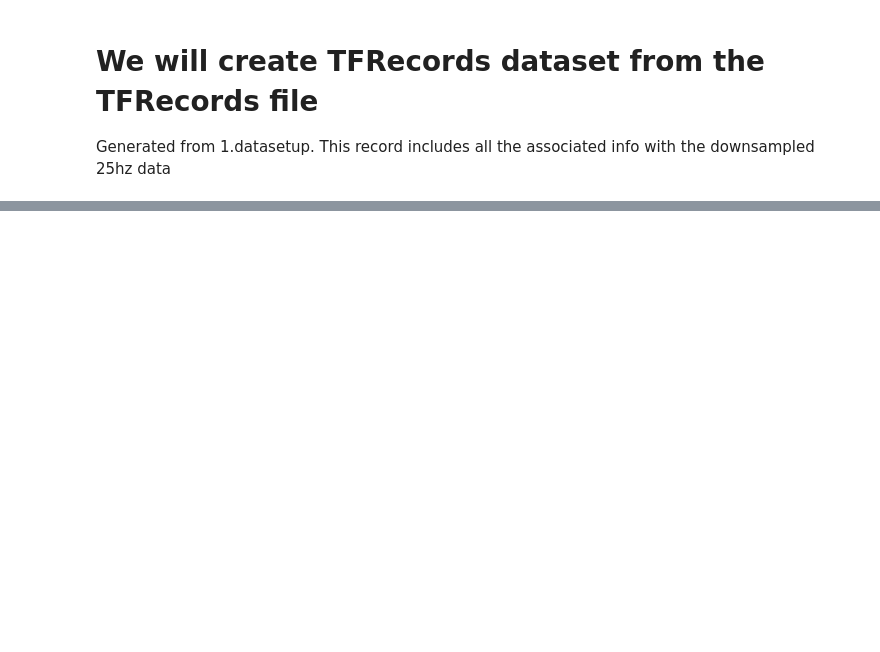
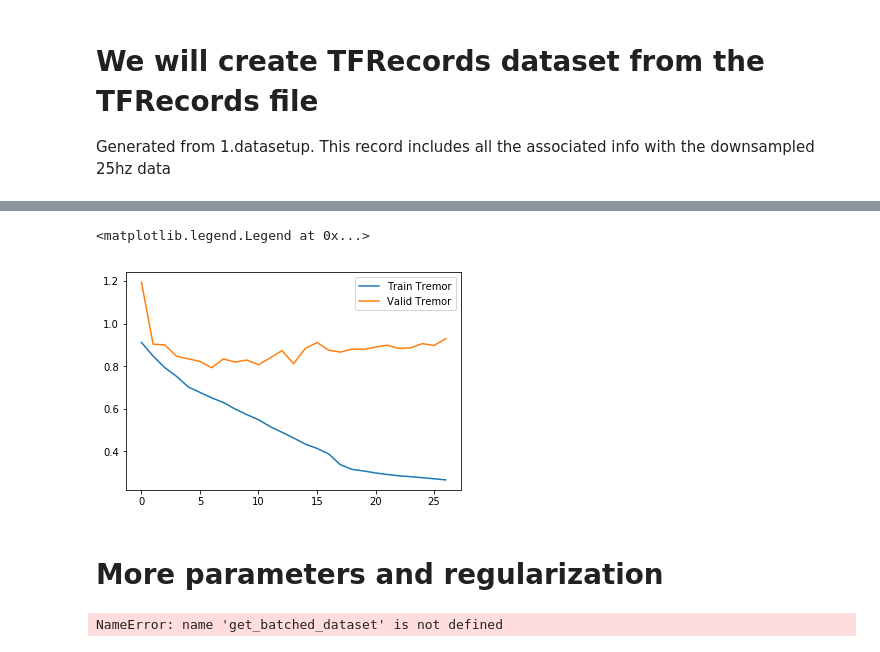
Before and after one commit to huangy6/beat_pd, a Jupyter notebook: momo/2.CNNLSTM.ipynb, the cells around one changed output, grey strips where cells are left out. Cells and saved outputs as stored; diff of their text form; code cells hidden in the pictures; blank space fills up the shorter version.

```diff
--- a/momo/2.CNNLSTM.ipynb
+++ b/momo/2.CNNLSTM.ipynb
@@ -348,0 +429,15 @@ scancel 3009160
+# %%
+plt.plot(history.tremor_loss)
+plt.plot(history.val_tremor_loss)
+plt.legend(["Train Tremor", "Valid Tremor"])
+# %% [output]
+<matplotlib.legend.Legend at 0x...>
+[figure, added]
+# %% [markdown]
+# More parameters and regularization
+# %%
+train_data = get_batched_dataset("/n/scratch2/beat_pd_ms_tmp/all_data.tfr", m_ids=train_indices, batch_size=128)
+valid_data = get_batched_dataset("/n/scratch2/beat_pd_ms_tmp/all_data.tfr", m_ids=valid_indices, batch_size=512)
+test_data = get_batched_dataset("/n/scratch2/beat_pd_ms_tmp/all_data.tfr", m_ids=test_indices, batch_size=512)
+# %% [output]
+NameError: name 'get_batched_dataset' is not defined
```
Also changed, not shown: parts of 88 cells of this notebook, 4 other files.
